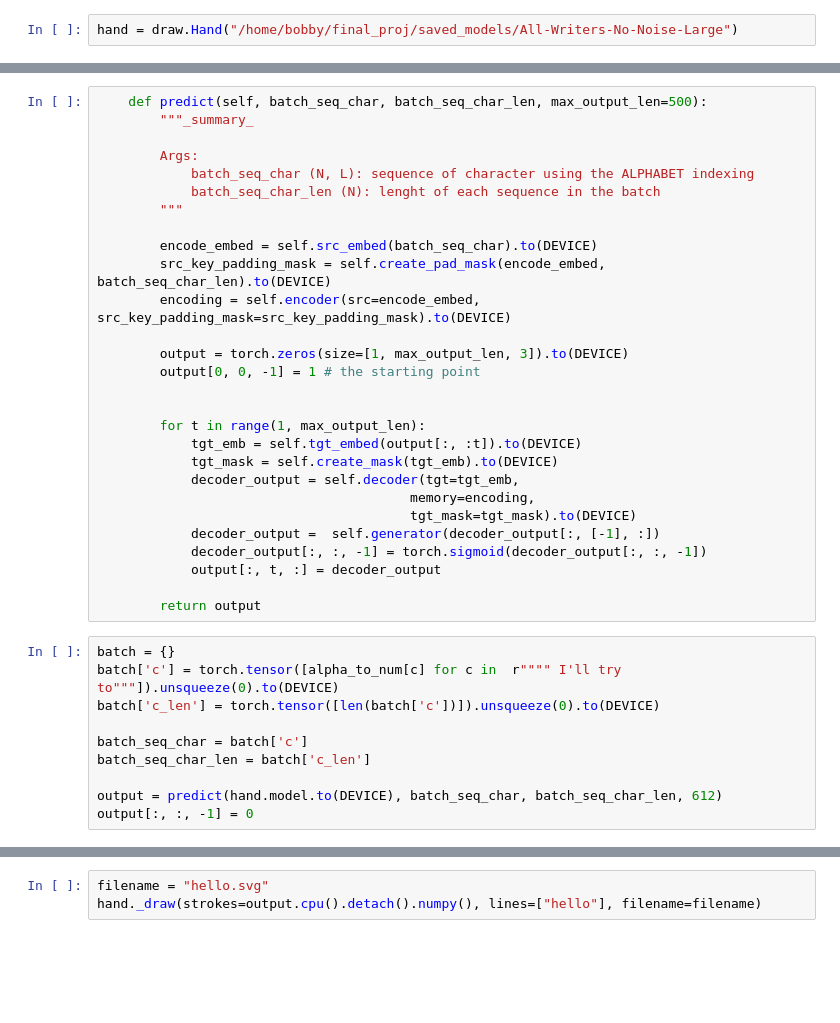
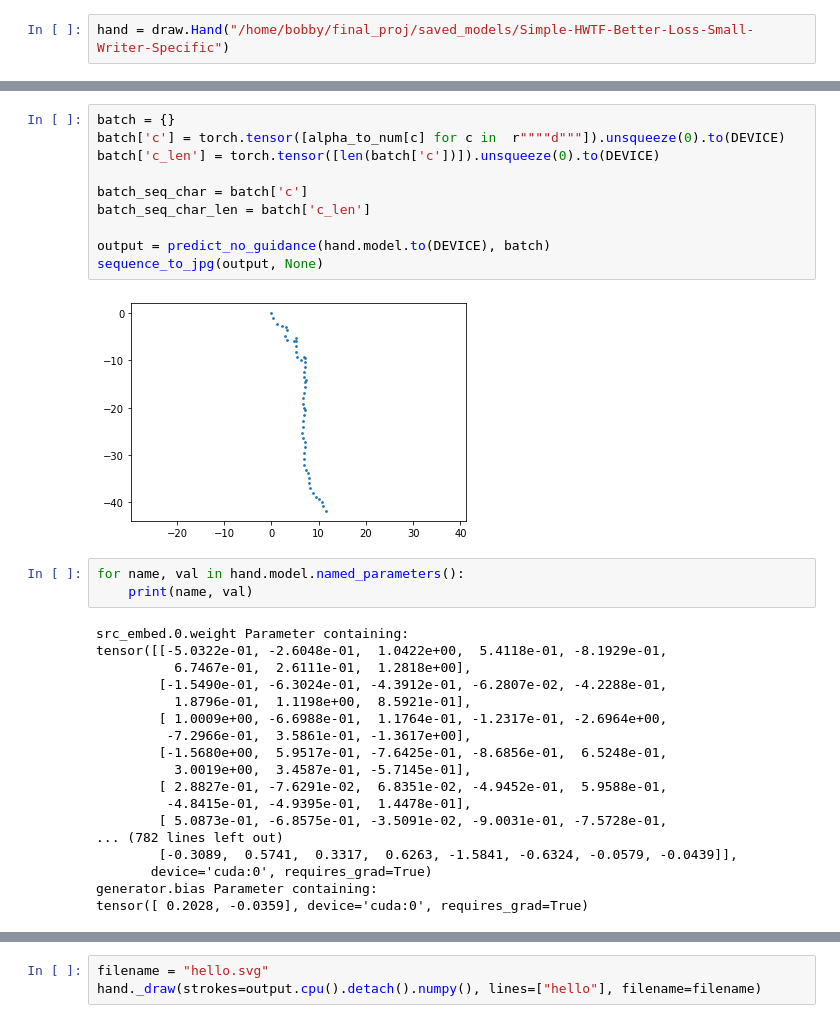
Before and after one commit to XingyuHe/handwriting_transformer, a Jupyter notebook: draw.ipynb, the cells around one changed output, grey strips where cells are left out. Cells and saved outputs as stored; diff of their text form; blank space fills up the shorter version.

```diff
--- a/draw.ipynb
+++ b/draw.ipynb
@@ -4,5 +5,5 @@ from params import *
 import torch
 import numpy as np
 # %%
-hand = draw.Hand("/home/bobby/final_proj/saved_models/All-Writers-No-Noise-Large")
+hand = draw.Hand("/home/bobby/final_proj/saved_models/Simple-HWTF-Better-Loss-Small-Writer-Specific")
 # %% [output]
@@ -50,39 +11,34 @@ torch.Size([1, 1])
-# %%
-    def predict(self, batch_seq_char, batch_seq_char_len, max_output_len=500):
-        """_summary_
-
-        Args:
-            batch_seq_char (N, L): sequence of character using the ALPHABET indexing
-            batch_seq_char_len (N): lenght of each sequence in the batch
-        """
-
-        encode_embed = self.src_embed(batch_seq_char).to(DEVICE)
-        src_key_padding_mask = self.create_pad_mask(encode_embed, batch_seq_char_len).to(DEVICE)
-        encoding = self.encoder(src=encode_embed, src_key_padding_mask=src_key_padding_mask).to(DEVICE)
-
-        output = torch.zeros(size=[1, max_output_len, 3]).to(DEVICE)
-        output[0, 0, -1] = 1 # the starting point
-
-
-        for t in range(1, max_output_len):
-            tgt_emb = self.tgt_embed(output[:, :t]).to(DEVICE)
-            tgt_mask = self.create_mask(tgt_emb).to(DEVICE)
-            decoder_output = self.decoder(tgt=tgt_emb,
-                                        memory=encoding,
-                                        tgt_mask=tgt_mask).to(DEVICE)
-            decoder_output =  self.generator(decoder_output[:, [-1], :])
-            decoder_output[:, :, -1] = torch.sigmoid(decoder_output[:, :, -1])
-            output[:, t, :] = decoder_output
-
-        return output
 # %%
 batch = {}
-batch['c'] = torch.tensor([alpha_to_num[c] for c in  r"""" I'll try to"""]).unsqueeze(0).to(DEVICE)
+batch['c'] = torch.tensor([alpha_to_num[c] for c in  r""""d"""]).unsqueeze(0).to(DEVICE)
 batch['c_len'] = torch.tensor([len(batch['c'])]).unsqueeze(0).to(DEVICE)
 
 batch_seq_char = batch['c']
 batch_seq_char_len = batch['c_len']
 
-output = predict(hand.model.to(DEVICE), batch_seq_char, batch_seq_char_len, 612)
-output[:, :, -1] = 0
+output = predict_no_guidance(hand.model.to(DEVICE), batch)
+sequence_to_jpg(output, None)
+# %% [output]
+[figure, added]
+# %%
+for name, val in hand.model.named_parameters():
+    print(name, val)
+# %% [output]
+src_embed.0.weight Parameter containing:
+tensor([[-5.0322e-01, -2.6048e-01,  1.0422e+00,  5.4118e-01, -8.1929e-01,
+          6.7467e-01,  2.6111e-01,  1.2818e+00],
+        [-1.5490e-01, -6.3024e-01, -4.3912e-01, -6.2807e-02, -4.2288e-01,
+          1.8796e-01,  1.1198e+00,  8.5921e-01],
+        [ 1.0009e+00, -6.6988e-01,  1.1764e-01, -1.2317e-01, -2.6964e+00,
+         -7.2966e-01,  3.5861e-01, -1.3617e+00],
+        [-1.5680e+00,  5.9517e-01, -7.6425e-01, -8.6856e-01,  6.5248e-01,
+          3.0019e+00,  3.4587e-01, -5.7145e-01],
+        [ 2.8827e-01, -7.6291e-02,  6.8351e-02, -4.9452e-01,  5.9588e-01,
+         -4.8415e-01, -4.9395e-01,  1.4478e-01],
+        [ 5.0873e-01, -6.8575e-01, -3.5091e-02, -9.0031e-01, -7.5728e-01,
+... (782 lines left out)
+        [-0.3089,  0.5741,  0.3317,  0.6263, -1.5841, -0.6324, -0.0579, -0.0439]],
+       device='cuda:0', requires_grad=True)
+generator.bias Parameter containing:
+tensor([ 0.2028, -0.0359], device='cuda:0', requires_grad=True)
 # %%
```
Also changed, not shown: parts of 12 cells of this notebook, 5 other files.
